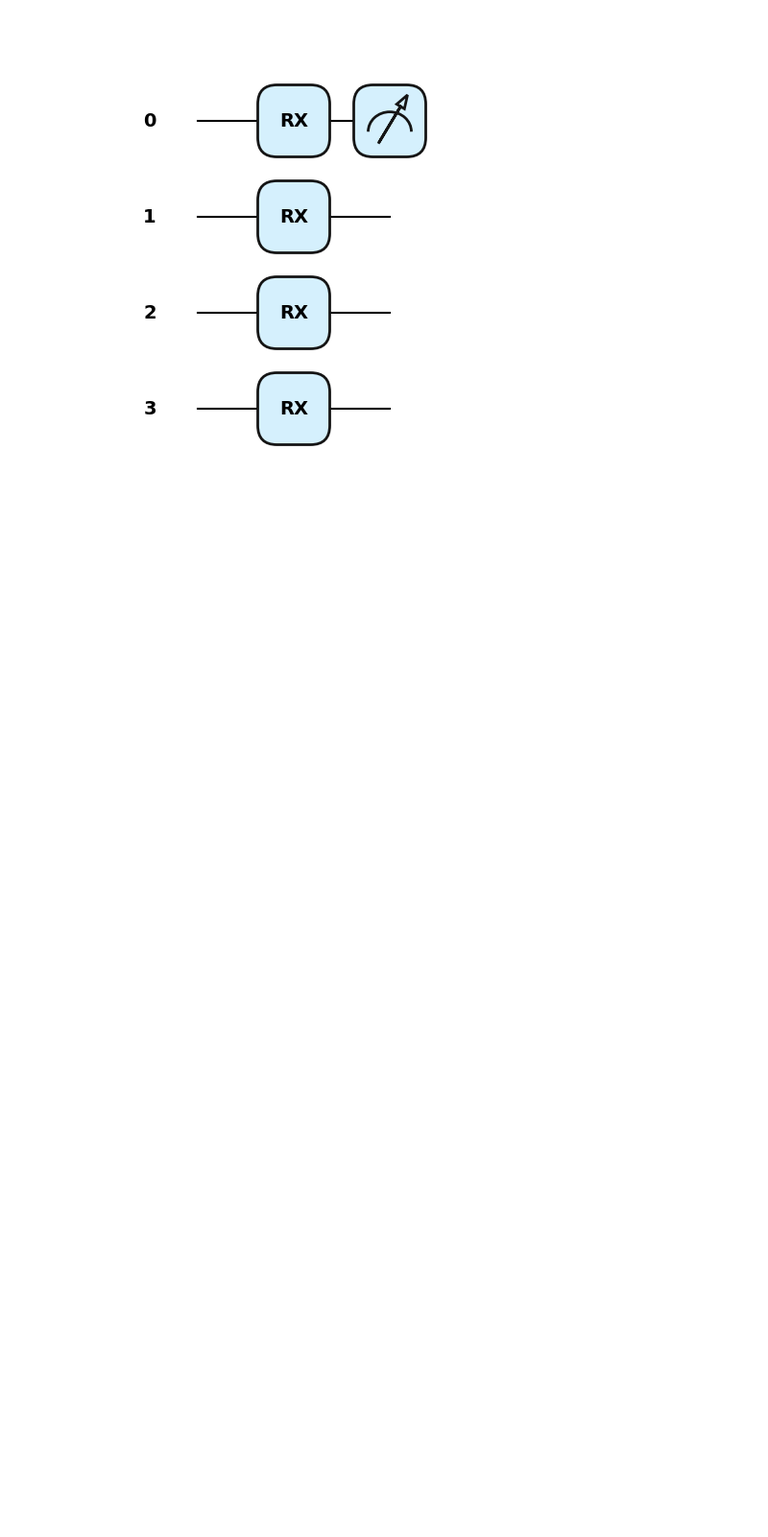
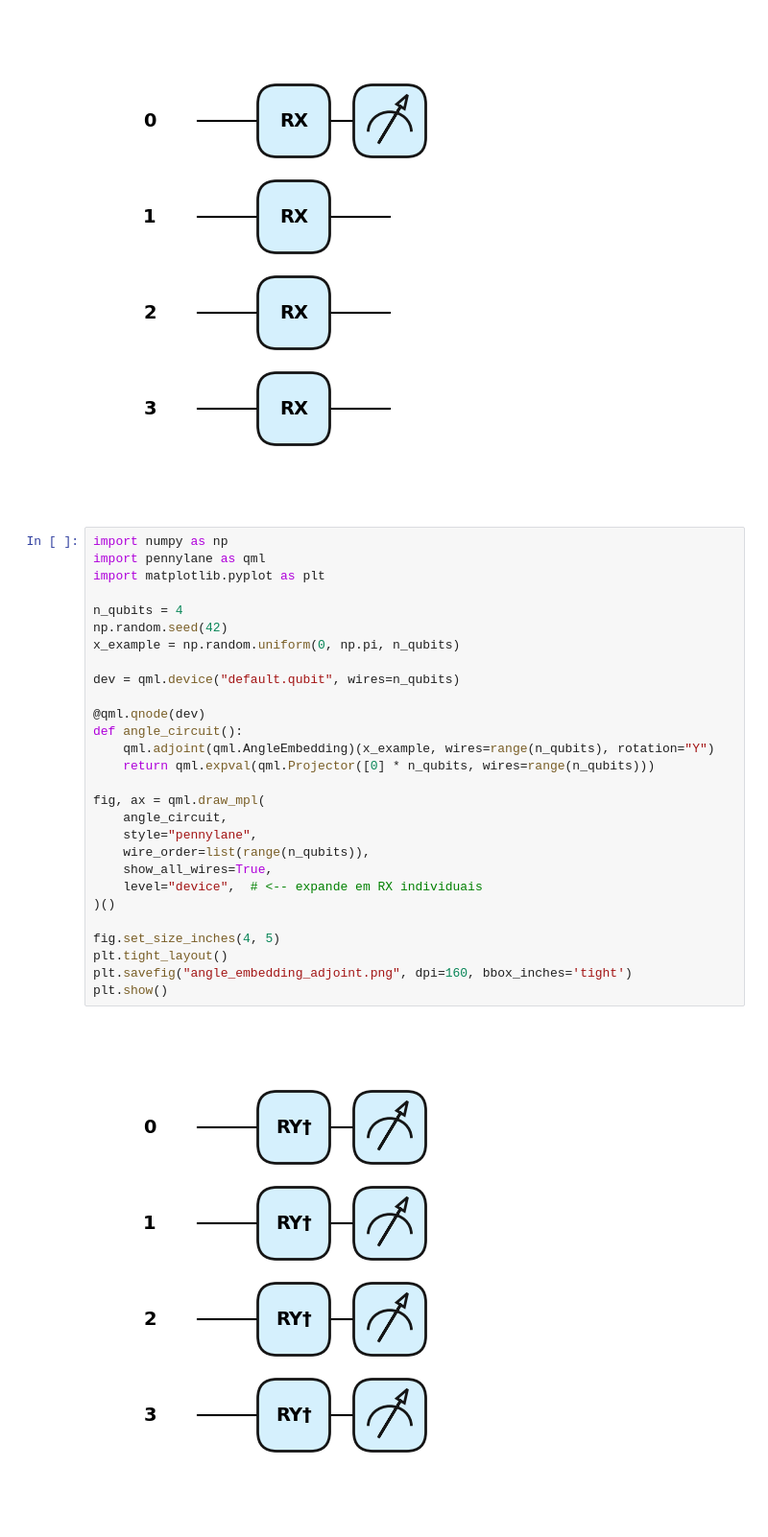
Before and after one commit to gddeazevedo/rgpe, a Jupyter notebook: notebooks/circuit.ipynb, the cells around one changed output. Shown at 96% size. Cells and saved outputs as stored; diff of their text form; blank space fills up the shorter version.

Commit message:
adicionando imagem do ultimo circuito

```diff
--- a/notebooks/circuit.ipynb
+++ b/notebooks/circuit.ipynb
@@ -98,3 +98,33 @@ plt.savefig("angle_embedding.png", dpi=160, bbox_inches='tight')
 plt.show()
 # %% [output]
 [figure]
+# %%
+import numpy as np
+import pennylane as qml
+import matplotlib.pyplot as plt
+
+n_qubits = 4
+np.random.seed(42)
+x_example = np.random.uniform(0, np.pi, n_qubits)
+
+dev = qml.device("default.qubit", wires=n_qubits)
+
+@qml.qnode(dev)
+def angle_circuit():
+    qml.adjoint(qml.AngleEmbedding)(x_example, wires=range(n_qubits), rotation="Y")
+    return qml.expval(qml.Projector([0] * n_qubits, wires=range(n_qubits)))
+
+fig, ax = qml.draw_mpl(
+    angle_circuit,
+    style="pennylane",
+    wire_order=list(range(n_qubits)),
+    show_all_wires=True,
+    level="device",  # <-- expande em RX individuais
+)()
+
+fig.set_size_inches(4, 5)
+plt.tight_layout()
+plt.savefig("angle_embedding_adjoint.png", dpi=160, bbox_inches='tight')
+plt.show()
+# %% [output]
+[figure, added]
```
Also changed, not shown: parts of 1 cell of this notebook, 1 other file.
